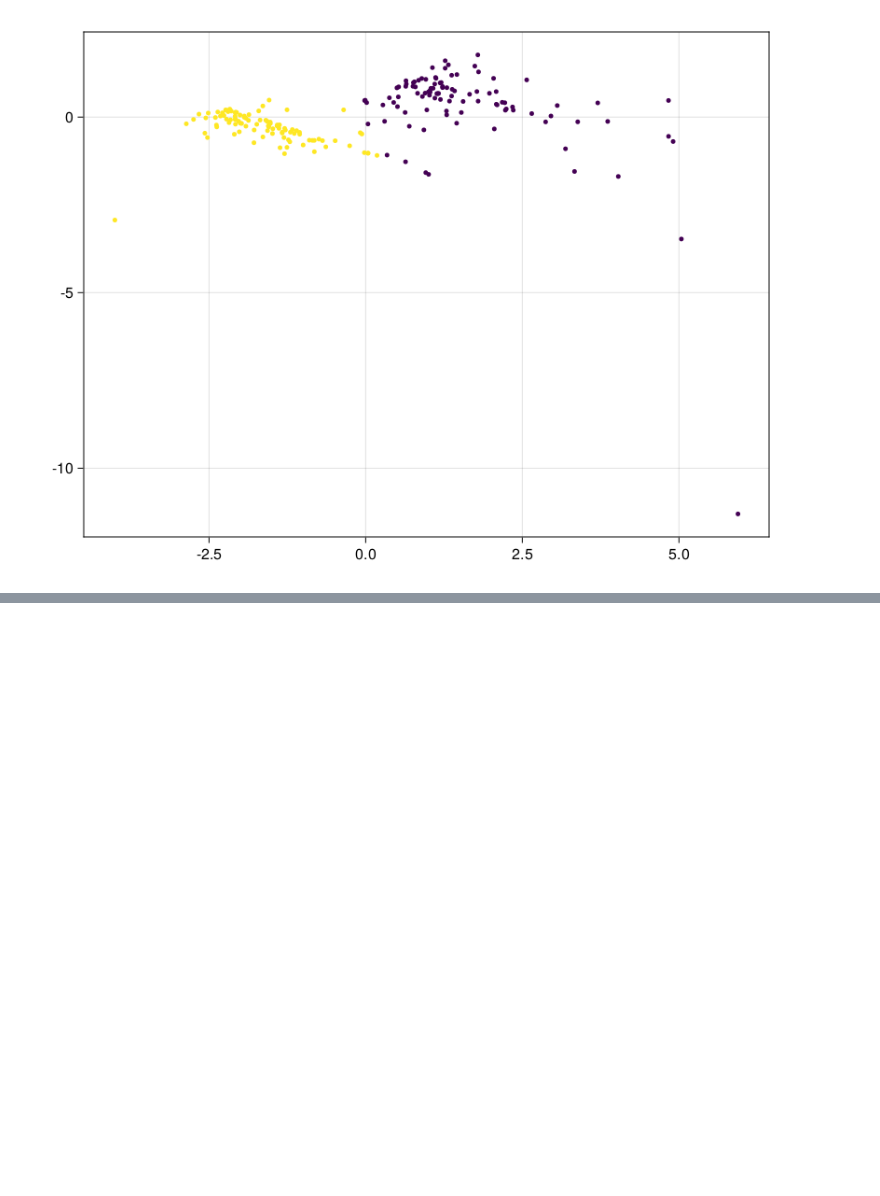
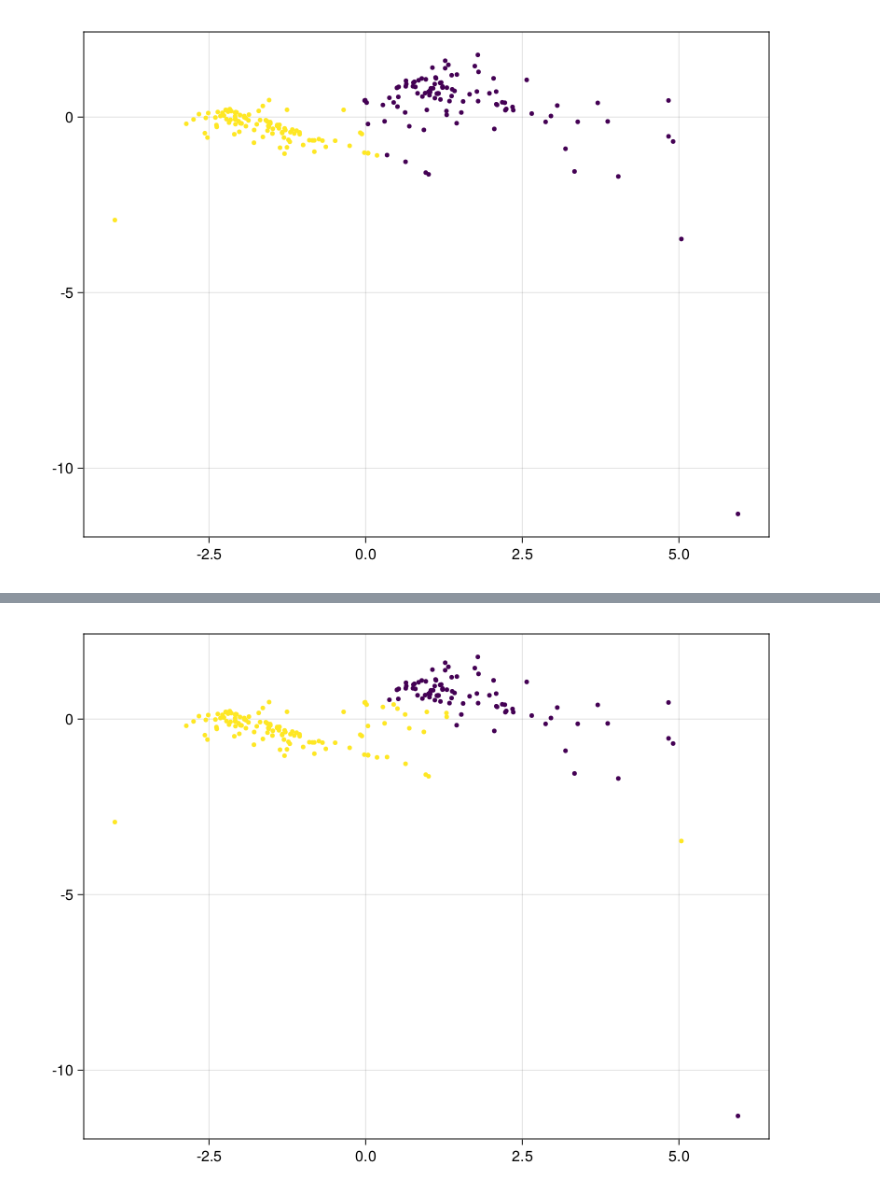
Before and after one commit to solislemuslab/PhyloClustering.jl, a Jupyter notebook: Clustering_julia.ipynb, the cells around one changed output, grey strips where cells are left out. Saved outputs shown, nothing was run; the diff lists cells and outputs as text; code cells hidden in the pictures; blank space fills up the shorter version.

```diff
--- a/Clustering_julia.ipynb
+++ b/Clustering_julia.ipynb
@@ -7,0 +9,13 @@ using CairoMakie
+# %%
+#=
+4 taxa trees
+
+One and four have the same structure but different branch lengths.
+two and three have the same structure but different branch lengths
+
+=#
+
+tree_one = CSV.read("data/one.csv", DataFrame);
+tree_two = CSV.read("data/two.csv", DataFrame);
+tree_three = CSV.read("data/three.csv", DataFrame);
+tree_four = CSV.read("data/four.csv", DataFrame);
@@ -127,0 +244,15 @@ scatter(PCA_data[1,:], PCA_data[2,:], markersize = 5, color = label)
+# %%
+# GMM
+tree = vcat(tree_one ,tree_two)
+data = collect(Matrix(tree[:,:])');
+
+# standardize tree
+dt = fit(ZScoreTransform, data, dims=2)
+data = StatsBase.transform(dt, data)
+
+replace!(data, NaN=>0)
+PCA_model = fit(PCA, data, maxoutdim = 2);
+PCA_data = predict(PCA_model,data)
+data = data';
+# %%
+gmm=GMM(2,Array(data), method=:split);
@@ -127,0 +277,6 @@ scatter(PCA_data[1,:], PCA_data[2,:], markersize = 5, color = label)
+# %%
+llpg_X = llpg(gmm, Array(data))
+result = map(argmin, eachrow(llpg_X));
+scatter(PCA_data[1,:], PCA_data[2,:], markersize = 5, color = result)
+# %% [output]
+[figure, added]
```
Also changed, not shown: parts of 30 cells of this notebook, 1 other file.
